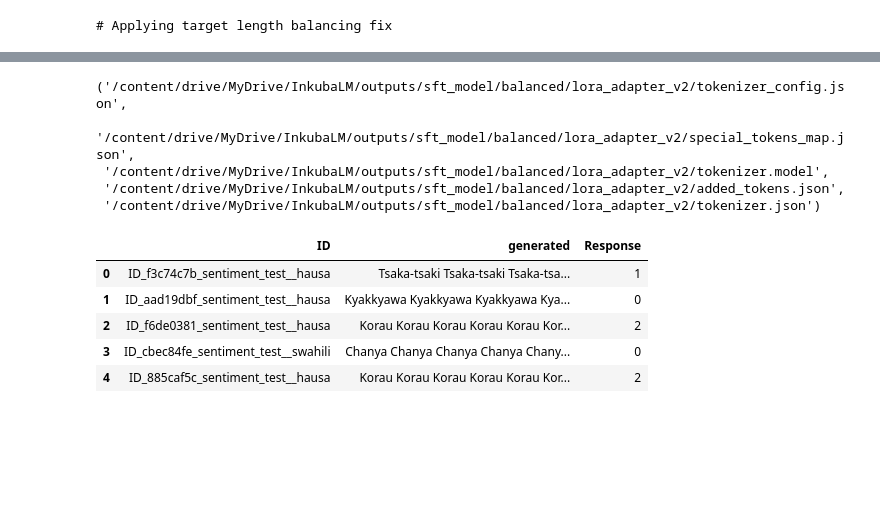
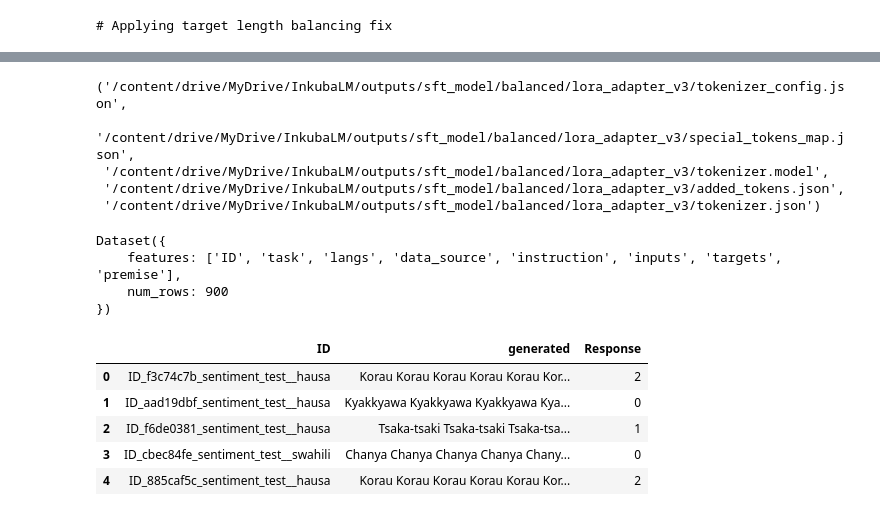
Before and after one commit to melissafasol/InkubaLM-Challenge, a Jupyter notebook: notebooks_EDA/01_QLoRA_baseline.ipynb, the cells around one changed output, grey strips where cells are left out. Saved outputs shown, nothing was run; the diff lists cells and outputs as text; code cells hidden in the pictures; blank space fills up the shorter version.

```diff
--- a/notebooks_EDA/01_QLoRA_baseline.ipynb
+++ b/notebooks_EDA/01_QLoRA_baseline.ipynb
@@ -264,10 +356,0 @@ train_df.head()
-# %%
-print("# Loading datasets")
-train_dataset = load_and_combine_datasets("Train")
-test_dataset = load_and_combine_datasets("Test")
-
-print("\n# Example from training dataset:")
-print(train_dataset[0])
-
-print("\n# Example from test dataset:")
-print(test_dataset[0])
@@ -329,7 +365,7 @@ balanced_dataset = Dataset.from_pandas(balanced_df.reset_index(drop=True))
 # %%
 model_name = "lelapa/InkubaLM-0.4B"
 # turn off qlora: use_4bit=False
-model, tokenizer, bnb_config = setup_model_and_tokenizer(model_name, use_4bit=False)
+model, tokenizer, bnb_config = multitask_v2.setup_model_and_tokenizer(model_name, token=token,use_4bit=False)
 # %%
 balanced_dataset
 # %% [output]
@@ -372,28 +408,43 @@ output_dir = '/content/drive/MyDrive/InkubaLM/outputs/'
 #model.save_pretrained(os.path.join(output_dir, "sft_model/balanced/base_model"))
 
 # Save LoRA adapter
-model.save_pretrained(os.path.join(output_dir, "sft_model/balanced/lora_adapter_v2"))
-tokenizer.save_pretrained(os.path.join(output_dir, "sft_model/balanced/lora_adapter_v2"))
+model.save_pretrained(os.path.join(output_dir, "sft_model/balanced/lora_adapter_v3"))
+tokenizer.save_pretrained(os.path.join(output_dir, "sft_model/balanced/lora_adapter_v3"))
 # %% [output]
-('/content/drive/MyDrive/InkubaLM/outputs/sft_model/balanced/lora_adapter_v2/tokenizer_config.json',
- '/content/drive/MyDrive/InkubaLM/outputs/sft_model/balanced/lora_adapter_v2/special_tokens_map.json',
- '/content/drive/MyDrive/InkubaLM/outputs/sft_model/balanced/lora_adapter_v2/tokenizer.model',
- '/content/drive/MyDrive/InkubaLM/outputs/sft_model/balanced/lora_adapter_v2/added_tokens.json',
- '/content/drive/MyDrive/InkubaLM/outputs/sft_model/balanced/lora_adapter_v2/tokenizer.json')
+('/content/drive/MyDrive/InkubaLM/outputs/sft_model/balanced/lora_adapter_v3/tokenizer_config.json',
+ '/content/drive/MyDrive/InkubaLM/outputs/sft_model/balanced/lora_adapter_v3/special_tokens_map.json',
+ '/content/drive/MyDrive/InkubaLM/outputs/sft_model/balanced/lora_adapter_v3/tokenizer.model',
+ '/content/drive/MyDrive/InkubaLM/outputs/sft_model/balanced/lora_adapter_v3/added_tokens.json',
+ '/content/drive/MyDrive/InkubaLM/outputs/sft_model/balanced/lora_adapter_v3/tokenizer.json')
+# %%
+from datasets import concatenate_datasets
+
+# Combine the tuple into a list
+test_dataset_list = list(test_dataset)
+
+# Concatenate all the datasets into one
+combined_test_dataset = concatenate_datasets(test_dataset_list)
+# %%
+combined_test_dataset
+# %% [output]
+Dataset({
+    features: ['ID', 'task', 'langs', 'data_source', 'instruction', 'inputs', 'targets', 'premise'],
+    num_rows: 900
+})
 # %%
-v2_path = os.path.join(output_dir, "sft_model/balanced_supp/checkpoint-354")
+v2_path = os.path.join(output_dir, "sft_model/balanced_supp/checkpoint-351")
 os.makedirs(v2_path, exist_ok=True)
 #inference_model = AutoModelForCausalLM.from_pretrained(ckpt_path,device_map="auto")
 inference_model = model.eval()
-results_df = multitask_v2.apply_inference_to_test_data(inference_model, tokenizer, test_dataset)
+results_df = multitask_v2.apply_inference_to_test_data(inference_model, tokenizer, combined_test_dataset)
 # %%
-results_df[['ID', 'Response']].to_csv(os.path.join(v2_path,'submission_full_finetune_v2.csv'), index=False)
+results_df[['ID', 'Response']].to_csv(os.path.join(v2_path,'submission_full_finetune_v3.csv'), index=False)
 results_df[['ID', 'generated','Response']].head()
 # %% [output]
 |  | ID | generated | Response |
-| 0 | ID_f3c74c7b_sentiment_test__hausa | Tsaka-tsaki Tsaka-tsaki Tsaka-tsa... | 1 |
+| 0 | ID_f3c74c7b_sentiment_test__hausa | Korau Korau Korau Korau Korau Kor... | 2 |
 | 1 | ID_aad19dbf_sentiment_test__hausa | Kyakkyawa Kyakkyawa Kyakkyawa Kya... | 0 |
-| 2 | ID_f6de0381_sentiment_test__hausa | Korau Korau Korau Korau Korau Kor... | 2 |
+| 2 | ID_f6de0381_sentiment_test__hausa | Tsaka-tsaki Tsaka-tsaki Tsaka-tsa... | 1 |
 | 3 | ID_cbec84fe_sentiment_test__swahili | Chanya Chanya Chanya Chanya Chany... | 0 |
 | 4 | ID_885caf5c_sentiment_test__hausa | Korau Korau Korau Korau Korau Kor... | 2 |
 # %%
```
Also changed, not shown: parts of 36 cells of this notebook.
